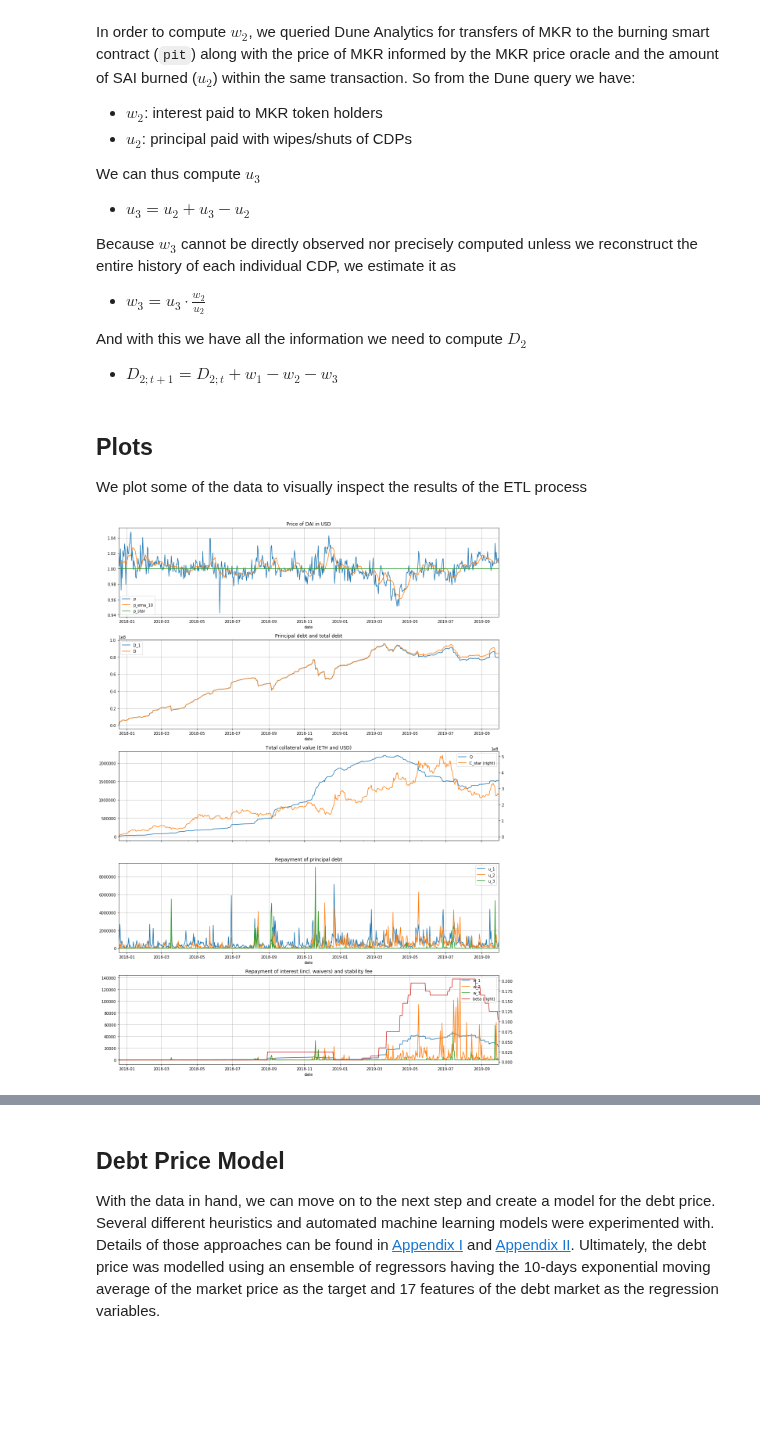
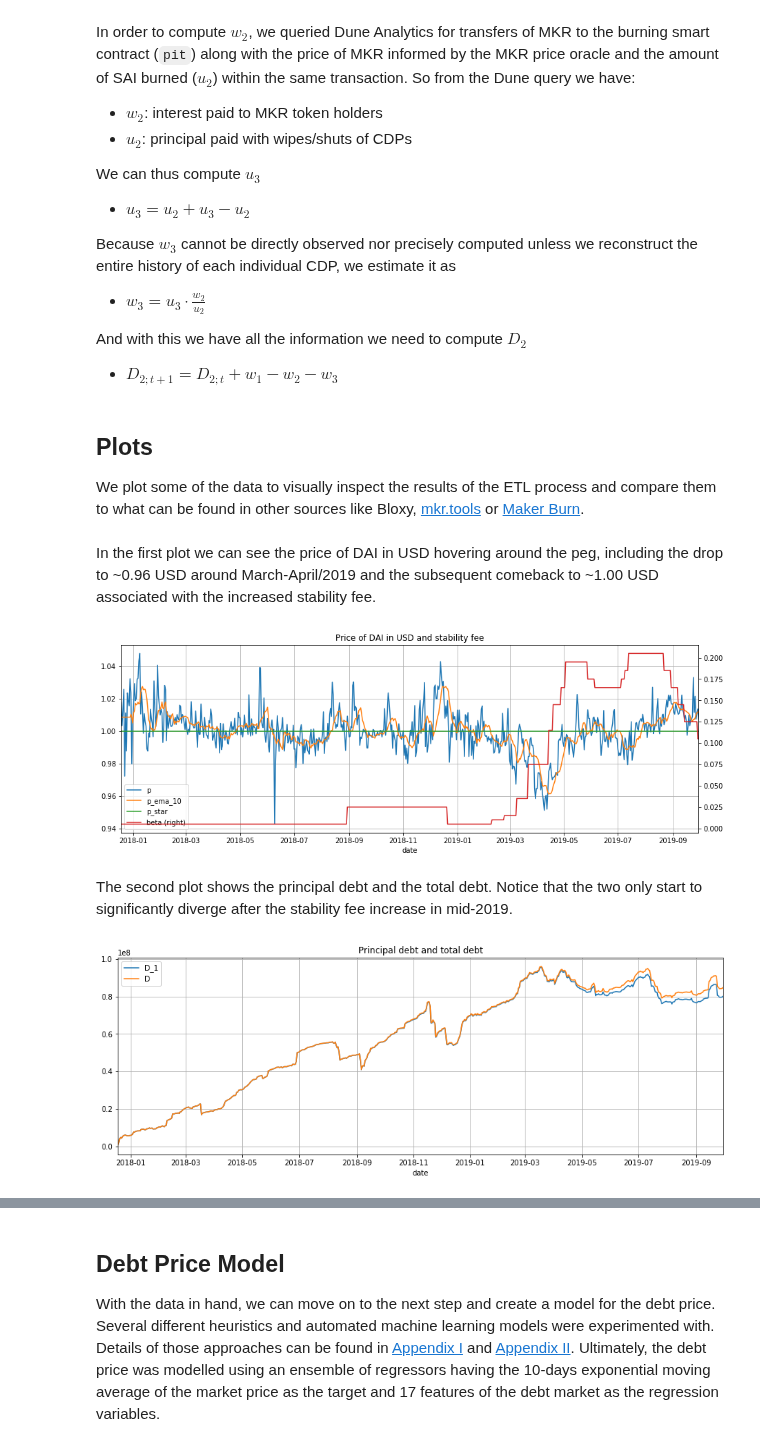
Before and after one commit to reflexer-labs/reflexer-digital-twin, a Jupyter notebook: market_model/_market_model.ipynb, the cells around one changed output, grey strips where cells are left out. Cells and saved outputs as stored; diff of their text form; code cells hidden in the pictures; blank space fills up the shorter version.

Commit message:
adding more text after Z's feedback

```diff
--- a/market_model/_market_model.ipynb
+++ b/market_model/_market_model.ipynb
@@ -242,18 +242,31 @@ debt_market_df['p_ema_10'] = pd.Series(ExpMovingAverage(debt_market_df['p'], 10)
 debt_market_df.to_csv('data/debt_market_df.csv')
 # %% [markdown]
 ## Plots
-We plot some of the data to visually inspect the results of the ETL process
+We plot some of the data to visually inspect the results of the ETL process and compare them to what can be found in other sources like Bloxy, [mkr.tools](https://mkr.tools/) or [Maker Burn](https://makerburn.com/).
-# %%
-import matplotlib.pyplot as plt
-fig, axs = plt.subplots(5, 1, figsize=(15,20))
-
-debt_market_df.plot(y=['p', 'p_ema_10', 'p_star'], ax=axs[0], grid=True, title='Price of DAI in USD')
-debt_market_df.plot(y=['D_1','D'], ax=axs[1], grid=True, title='Principal debt and total debt')
-debt_market_df.plot(y=['Q'], ax=axs[2], grid=True, title='Total collateral value (ETH and USD)')
-debt_market_df.plot(y=['C_star'], secondary_y=True, ax=axs[2], grid=True)
-debt_market_df.plot(y=['u_1', 'u_2', 'u_3'], ax=axs[3], grid=True, title='Repayment of principal debt')
-debt_market_df.plot(y=['w_1', 'w_2', 'w_3'], ax=axs[4], grid=True, title='Repayment of interest (incl. waivers) and stability fee')
-debt_market_df.plot(y=['beta'], secondary_y=True, ax=axs[4], grid=True)
-plt.tight_layout()
-# %% [output]
-[figure, removed]
+# %%
+display(Markdown("""
+In the first plot we can see the price of DAI in USD hovering around the peg,
+including the drop to ~0.96 USD around March-April/2019 and the subsequent comeback to
+~1.00 USD associated with the increased stability fee.
+"""))
+debt_market_df.plot(y=['p', 'p_ema_10', 'p_star', 'beta'], grid=True,
+                    title='Price of DAI in USD and stability fee',
+                    secondary_y=['beta'], figsize=(15,5)
+                   );
+# %% [output]
+
+In the first plot we can see the price of DAI in USD hovering around the peg,
+including the drop to ~0.96 USD around March-April/2019 and the subsequent comeback to
+~1.00 USD associated with the increased stability fee.
+[figure, added]
+# %%
+display(Markdown("""
+The second plot shows the principal debt and the total debt. Notice that the two
+only start to significantly diverge after the stability fee increase in mid-2019."""))
+
+debt_market_df.plot(y=['D_1','D'], grid=True, title='Principal debt and total debt', figsize=(15,5));
+# %% [output]
+
+The second plot shows the principal debt and the total debt. Notice that the two
+only start to significantly diverge after the stability fee increase in mid-2019.
+[figure, added]
```
Also changed, not shown: parts of 5 cells of this notebook, 3 other files.
